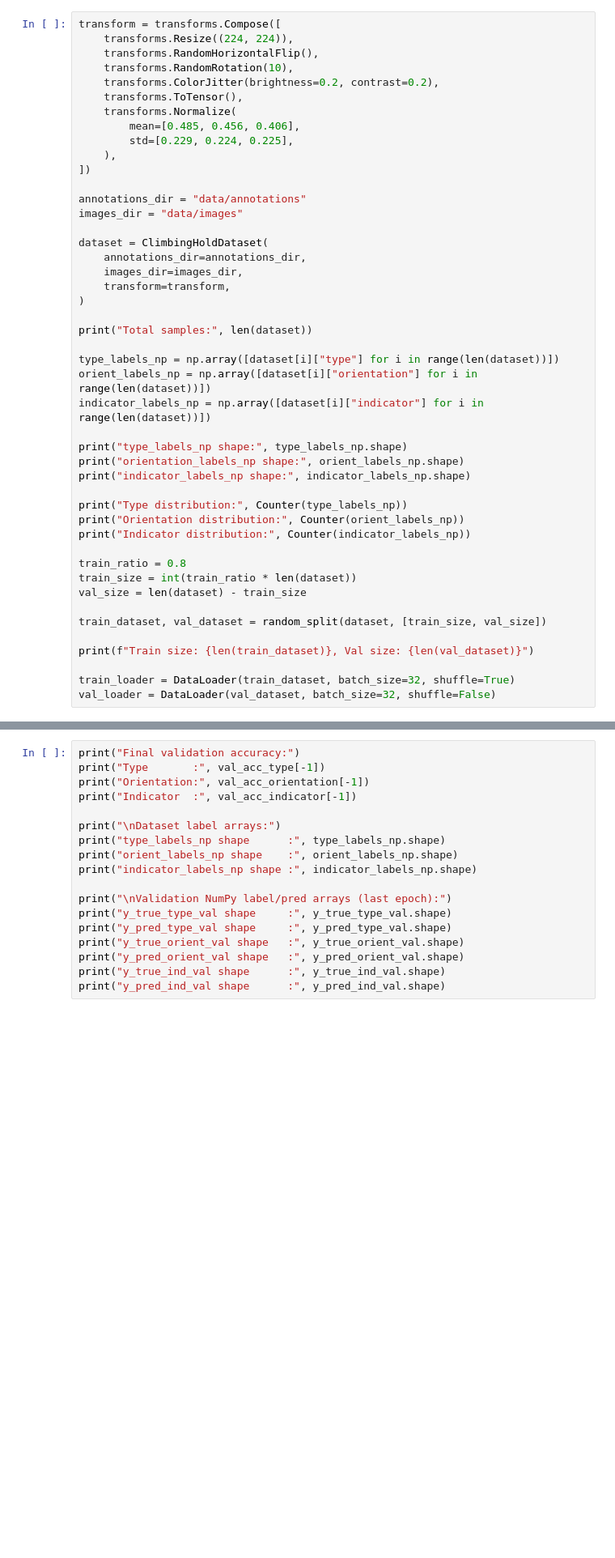
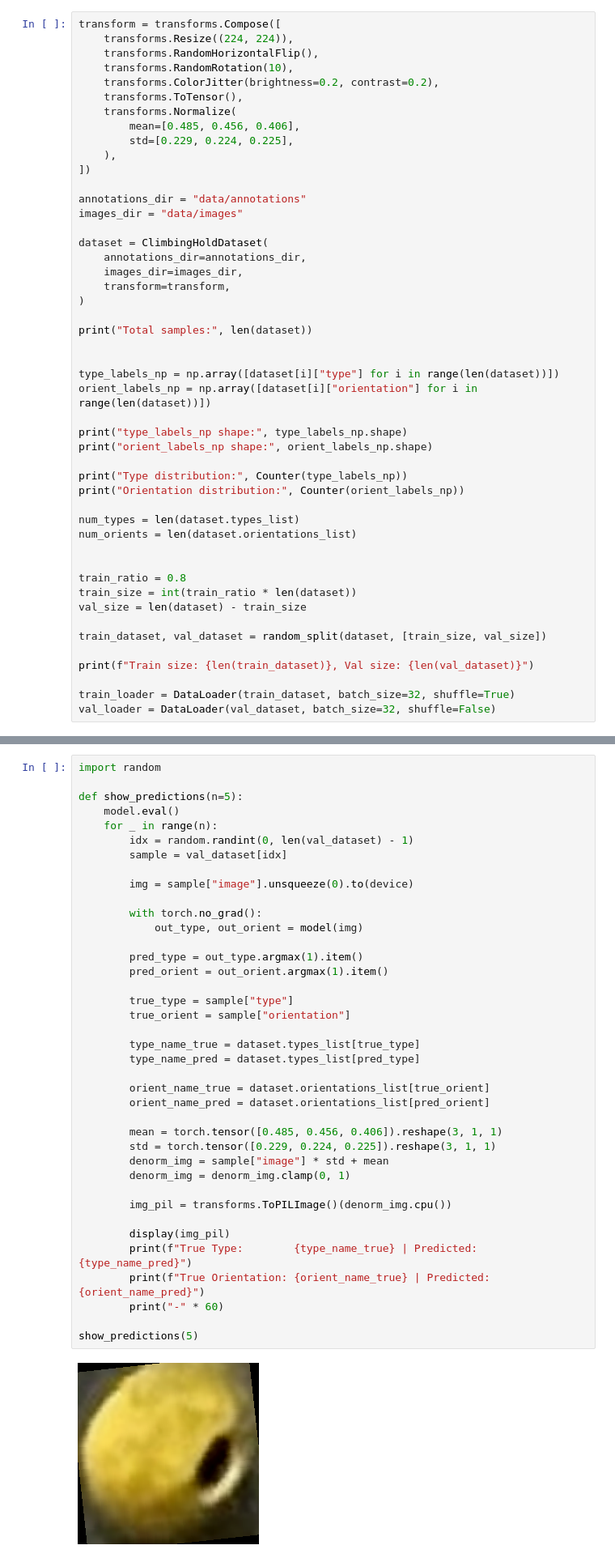
Before and after one commit to katie34634/ml_project_msai, a Jupyter notebook: hold_classification.ipynb, the cells around one changed output, grey strips where cells are left out. Shown: that part at 81% size. Saved outputs shown, nothing was run; the diff lists cells and outputs as text; blank space fills up the shorter version.

Commit message:
Removed Indicator

```diff
--- a/hold_classification.ipynb
+++ b/hold_classification.ipynb
@@ -144,17 +135,19 @@ dataset = ClimbingHoldDataset(
 
 print("Total samples:", len(dataset))
 
+
 type_labels_np = np.array([dataset[i]["type"] for i in range(len(dataset))])
 orient_labels_np = np.array([dataset[i]["orientation"] for i in range(len(dataset))])
-indicator_labels_np = np.array([dataset[i]["indicator"] for i in range(len(dataset))])
 
 print("type_labels_np shape:", type_labels_np.shape)
-print("orientation_labels_np shape:", orient_labels_np.shape)
-print("indicator_labels_np shape:", indicator_labels_np.shape)
+print("orient_labels_np shape:", orient_labels_np.shape)
 
 print("Type distribution:", Counter(type_labels_np))
 print("Orientation distribution:", Counter(orient_labels_np))
-print("Indicator distribution:", Counter(indicator_labels_np))
+
+num_types = len(dataset.types_list)
+num_orients = len(dataset.orientations_list)
+
 
 train_ratio = 0.8
 train_size = int(train_ratio * len(dataset))
@@ -425,19 +400,41 @@ plt.show()
 # %%
-print("Final validation accuracy:")
-print("Type       :", val_acc_type[-1])
-print("Orientation:", val_acc_orientation[-1])
-print("Indicator  :", val_acc_indicator[-1])
+import random
 
-print("\nDataset label arrays:")
-print("type_labels_np shape      :", type_labels_np.shape)
-print("orient_labels_np shape    :", orient_labels_np.shape)
-print("indicator_labels_np shape :", indicator_labels_np.shape)
+def show_predictions(n=5):
+    model.eval()
+    for _ in range(n):
+        idx = random.randint(0, len(val_dataset) - 1)
+        sample = val_dataset[idx]
 
-print("\nValidation NumPy label/pred arrays (last epoch):")
-print("y_true_type_val shape     :", y_true_type_val.shape)
-print("y_pred_type_val shape     :", y_pred_type_val.shape)
-print("y_true_orient_val shape   :", y_true_orient_val.shape)
-print("y_pred_orient_val shape   :", y_pred_orient_val.shape)
-print("y_true_ind_val shape      :", y_true_ind_val.shape)
-print("y_pred_ind_val shape      :", y_pred_ind_val.shape)
+        img = sample["image"].unsqueeze(0).to(device)
+
+        with torch.no_grad():
+            out_type, out_orient = model(img)
+
+        pred_type = out_type.argmax(1).item()
+        pred_orient = out_orient.argmax(1).item()
+
+        true_type = sample["type"]
+        true_orient = sample["orientation"]
+
+        type_name_true = dataset.types_list[true_type]
+        type_name_pred = dataset.types_list[pred_type]
+
+        orient_name_true = dataset.orientations_list[true_orient]
+        orient_name_pred = dataset.orientations_list[pred_orient]
+
+        mean = torch.tensor([0.485, 0.456, 0.406]).reshape(3, 1, 1)
+        std = torch.tensor([0.229, 0.224, 0.225]).reshape(3, 1, 1)
+        denorm_img = sample["image"] * std + mean
+        denorm_img = denorm_img.clamp(0, 1)
+
+        img_pil = transforms.ToPILImage()(denorm_img.cpu())
+
+        display(img_pil)
+        print(f"True Type:        {type_name_true} | Predicted: {type_name_pred}")
+        print(f"True Orientation: {orient_name_true} | Predicted: {orient_name_pred}")
+        print("-" * 60)
+
+show_predictions(5)
 # %% [output]
+[figure, added]
```
Also changed, not shown: parts of 10 cells of this notebook.
